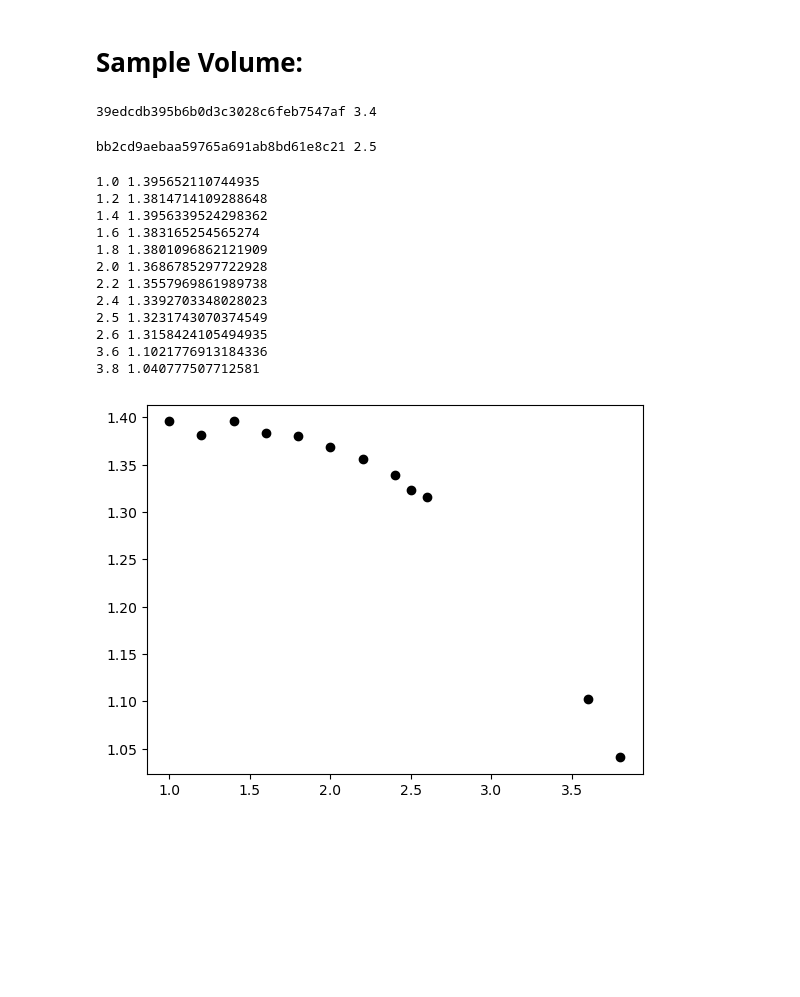
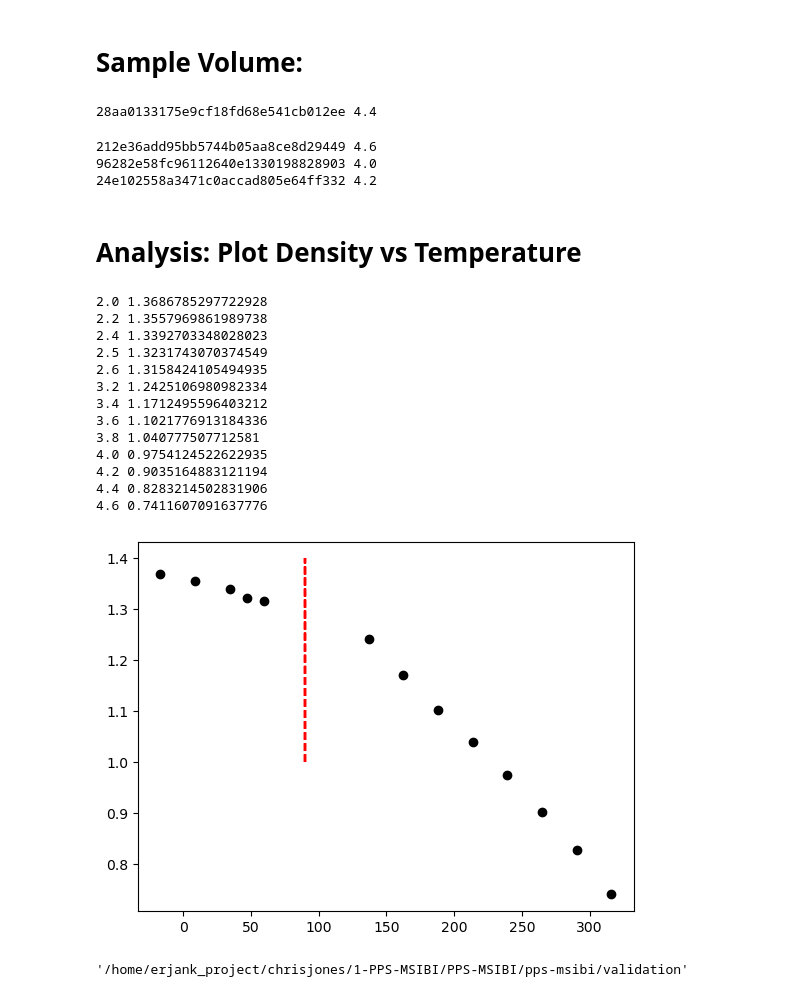
Before and after one commit to chrisjonesBSU/pps-msibi, a Jupyter notebook: notebooks/sampling-npt.ipynb, the cells around one changed output. Cells and saved outputs as stored; diff of their text form; code cells hidden in the pictures; blank space fills up the shorter version.

```diff
--- a/notebooks/sampling-npt.ipynb
+++ b/notebooks/sampling-npt.ipynb
@@ -27,4 +30,6 @@ job_filter = {"remove_hydrogens": True, "remove_charges": False, "pressure": 0.0
 # %%
-for job in project.find_jobs({"doc.npt_equilibrated": False}):
-    print(job.sp.kT)
+for job in project.find_jobs({"doc.npt_equilibrated": False, "sigma_scale": 0.955}):
+    print(job.sp.kT, job.sp.sigma_scale, job.path)
+    #job.doc.avg_density = den_dict[job.sp.kT]
+    #job.doc.skip_npt_equil = True
 # %% [output]
@@ -64,24 +62,21 @@ def combine_log_files(job, ensemble="npt", value="mdcomputeThermodynamicQuantiti
 job_filter = {
     "remove_hydrogens": True,
     "remove_charges": False,
-    "kT": 3.0,
-    "doc.npt_equilibrated": False
+    "kT": 3.1,
+    "doc.npt_equilibrated": False,
+    "sigma_scale": 0.955
 }
+
 for job in project.find_jobs(filter=job_filter):
     if job.doc.npt_runs == 0:
+        print(job.id)
         continue
     fpath = job.fn(f"log-npt{job.doc.npt_runs-1}.txt")
     data = np.genfromtxt(fpath, names=True)
-    temp = data["mdcomputeThermodynamicQuantitieskinetic_temperature"]
-    vol = data["mdcomputeThermodynamicQuantitiesvolume"]
-    pressure = data["mdcomputeThermodynamicQuantitiespressure"]
-    pe = data["mdcomputeThermodynamicQuantitiespotential_energy"]
-    all_vol = combine_log_files(job)
+    vol = combine_log_files(job)
     pe = combine_log_files(job=job, value="mdcomputeThermodynamicQuantitiespotential_energy")
     temp = combine_log_files(job=job, value="mdcomputeThermodynamicQuantitieskinetic_temperature")
-    plt.plot(all_vol[3050:], label=job.sp.kT)
-    #plt.plot(temp[3950:])
-    #plt.plot(pe[-1000:], label=job.sp.kT)
+    plt.plot(vol[8000:], label=job.sp.kT)
     print(job.path, job.sp.kT)
 
 plt.legend()
@@ -93,9 +87,9 @@ plt.legend()
 # %% [markdown]
 # Check for NPT Equilibration:
 # %%
-for job in project.find_jobs(filter={"doc.npt_equilibrated": False}):
-    if job.doc.npt_runs == 0:
-        continue
+for job in project.find_jobs(filter={"doc.npt_equilibrated": False,"kT": 3.0}):
+    #if job.doc.npt_runs == 0:
+    #    continue
     fpath = job.fn(f"log-npt{job.doc.npt_runs-1}.txt")
     data = np.genfromtxt(fpath, names=True)
     #vol = data["mdcomputeThermodynamicQuantitiesvolume"]
@@ -105,7 +99,7 @@ for job in project.find_jobs(filter={"doc.npt_equilibrated": False}):
     if job.doc.npt_runs == 1:
         sample_idx = len(vol)//2
     else:
-        sample_idx = 3050
+        sample_idx = -30000
     vol_eq = is_equilibrated(vol[sample_idx:], threshold_fraction=0.15, threshold_neff=200)[0]
     pe_eq = is_equilibrated(pe[sample_idx:], threshold_fraction=0.15, threshold_neff=200)[0]
     print(job.sp.kT, vol_eq, pe_eq)
@@ -169,38 +149,43 @@ for job in project.find_jobs(filter={"doc.npt_equilibrated": True, "doc.volume_s
     job.doc.density_std = job.doc.mass_g / job.doc.vol_std
     job.doc.volume_sampled = True
 # %% [output]
-39edcdb395b6b0d3c3028c6feb7547af 3.4
+28aa0133175e9cf18fd68e541cb012ee 4.4
-bb2cd9aebaa59765a691ab8bd61e8c21 2.5
+212e36add95bb5744b05aa8ce8d29449 4.6
+96282e58fc96112640e1330198828903 4.0
+24e102558a3471c0accad805e64ff332 4.2
-# %%
-for job in project.find_jobs({"doc.volume_sampled": True}):
-    print(job.doc.avg_vol, job.doc.vol_std)
-    print(job.doc.mass_g, job.doc.vol_std)
-    print()
+# %% [markdown]
+# Analysis: Plot Density vs Temperature
 # %%
 job_filter = {"remove_hydrogens": True, "remove_charges": False, "doc.volume_sampled": True, "sigma_scale": 0.955}
 for kT, job in project.find_jobs(filter=job_filter).groupby("kT"):
-    #if kT < 1.8: continue
+    if kT < 2.0: continue
     job = list(job)[0]
     print(kT, job.doc.avg_density)
     #print(kT, job.path)
-    plt.plot(kT, job.doc.avg_density, "ko")
-    #plt.errorbar(x=kT, y=job.doc.avg_density, yerr=job.doc.density_std, marker="o", c="k")
-    #plt.vlines(x=1.67, ymin=1.0, ymax=1.4, ls="--", color="red")
+    T = kT_to_T(job.sp.kT, epsilon=1065)
+    plt.plot(T, job.doc.avg_density, "ko")
+    #plt.errorbar(x=kT, y=job.doc.avg_vol, yerr=job.doc.vol_std, marker="o", c="k")
+    plt.vlines(x=90, ymin=1.0, ymax=1.4, ls="--", color="red")
 # %% [output]
-1.0 1.395652110744935
-1.2 1.3814714109288648
-1.4 1.3956339524298362
-1.6 1.383165254565274
-1.8 1.3801096862121909
 2.0 1.3686785297722928
 2.2 1.3557969861989738
 2.4 1.3392703348028023
 2.5 1.3231743070374549
 2.6 1.3158424105494935
+3.2 1.2425106980982334
+3.4 1.1712495596403212
 3.6 1.1021776913184336
 3.8 1.040777507712581
+4.0 0.9754124522622935
+4.2 0.9035164883121194
+4.4 0.8283214502831906
+4.6 0.7411607091637776
-[figure, old version]
+[figure, new version]
 # %%
 for job in project.find_jobs({"doc.volume_sampled": True}):
     if not job.isfile("trajectory-nvt0.gsd"):
         print(job.sp.kT)
+# %%
+job.project.path
+# %% [output]
+'/home/erjank_project/chrisjones/1-PPS-MSIBI/PPS-MSIBI/pps-msibi/validation'
```
Also changed, not shown: parts of 5 cells of this notebook, 6 other files.
